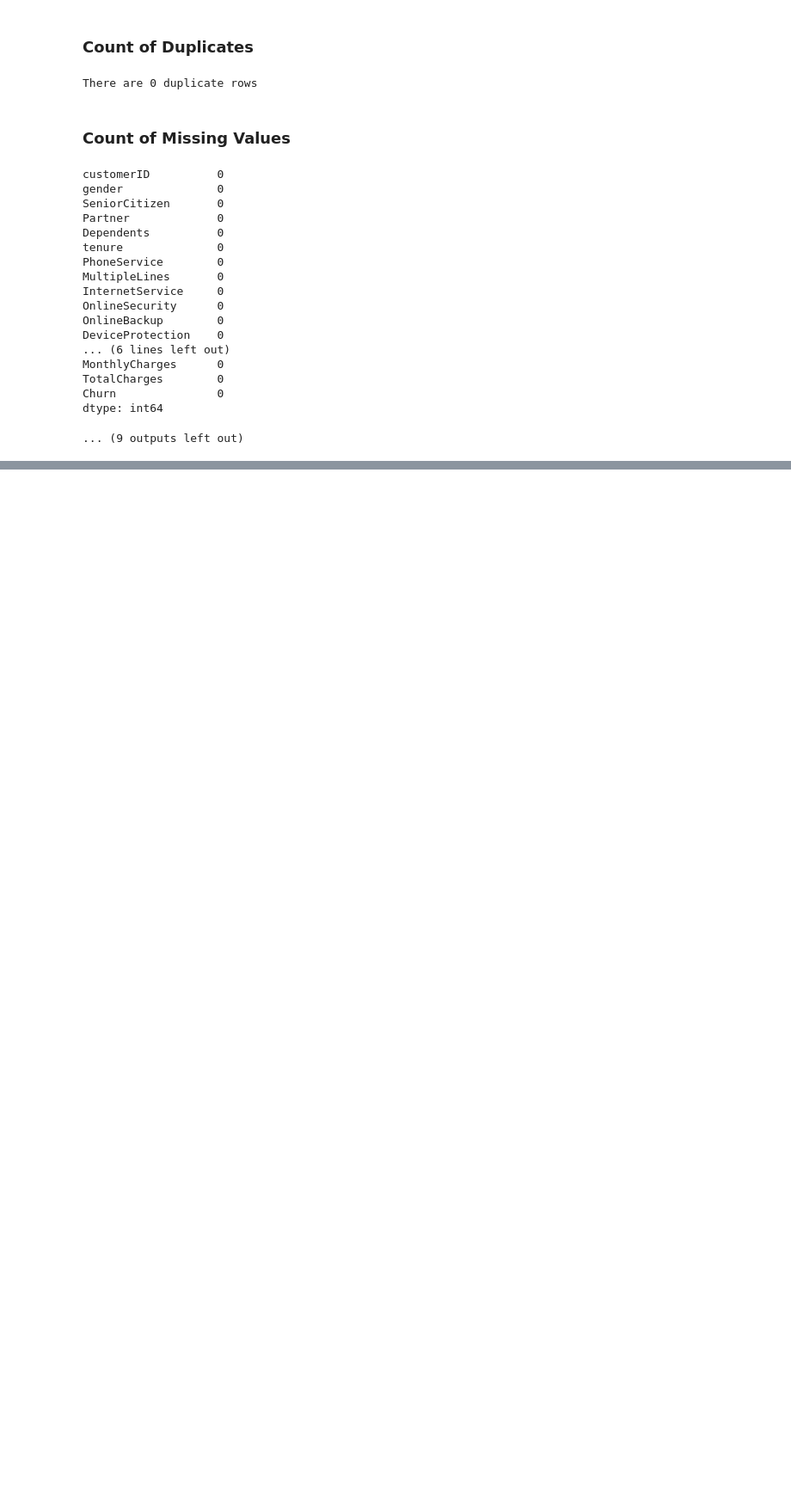
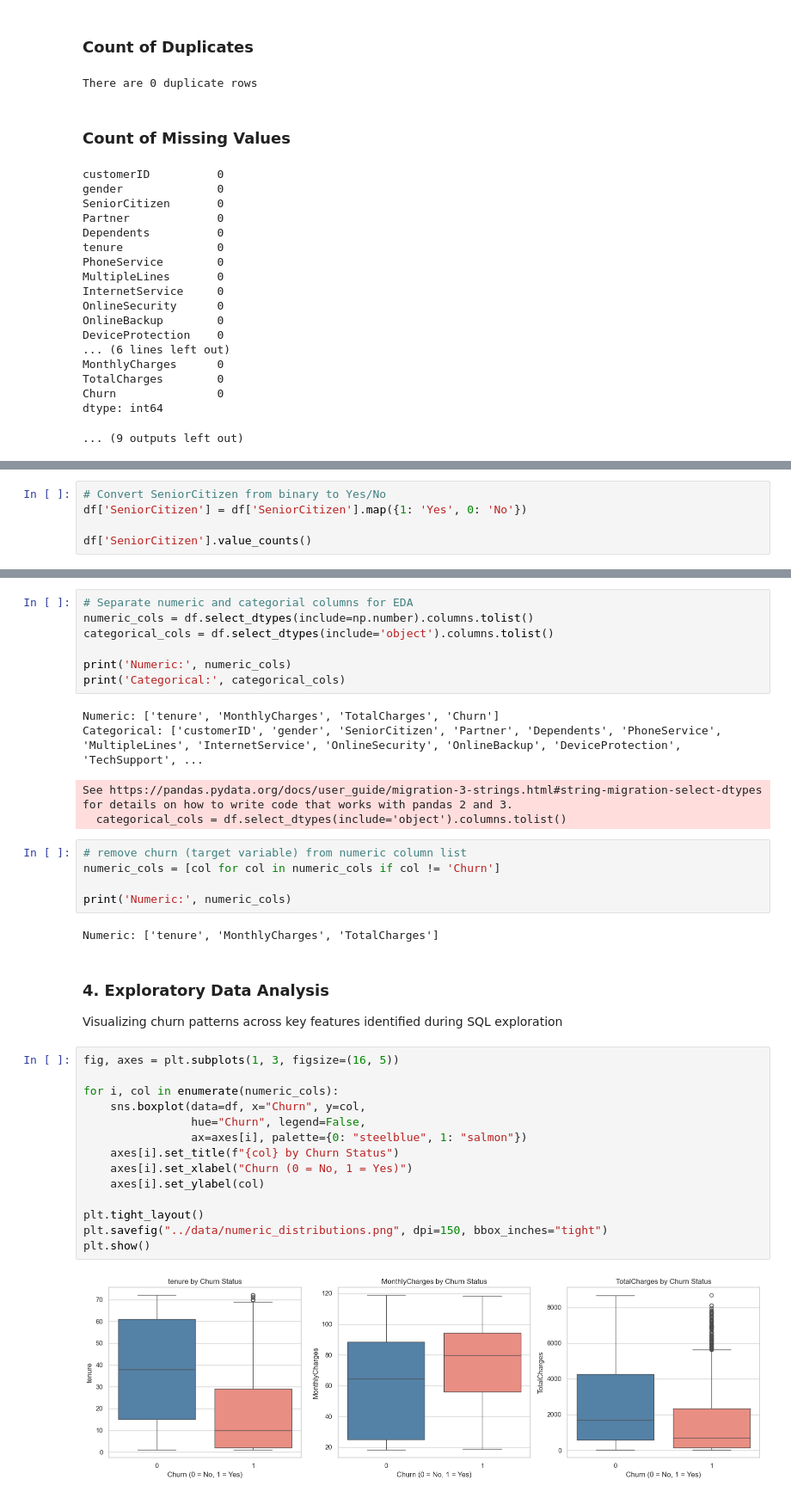
Before and after one commit to jpbombard/telco-churn-analysis, a Jupyter notebook: notebooks/churn_analysis.ipynb, the cells around one changed output, grey strips where cells are left out. Shown at 86% size. Saved outputs shown, nothing was run; the diff lists cells and outputs as text; blank space fills up the shorter version.

Commit message:
created charts based on initial SQL exploration and drew insights based on findings

```diff
--- a/notebooks/churn_analysis.ipynb
+++ b/notebooks/churn_analysis.ipynb
@@ -91,0 +99,5 @@ dtype: int64
+# %%
+# Convert SeniorCitizen from binary to Yes/No
+df['SeniorCitizen'] = df['SeniorCitizen'].map({1: 'Yes', 0: 'No'})
+
+df['SeniorCitizen'].value_counts()
@@ -91,0 +109,38 @@ dtype: int64
+# %%
+# Separate numeric and categorial columns for EDA
+numeric_cols = df.select_dtypes(include=np.number).columns.tolist()
+categorical_cols = df.select_dtypes(include='object').columns.tolist()
+
+print('Numeric:', numeric_cols)
+print('Categorical:', categorical_cols)
+# %% [output]
+Numeric: ['tenure', 'MonthlyCharges', 'TotalCharges', 'Churn']
+Categorical: ['customerID', 'gender', 'SeniorCitizen', 'Partner', 'Dependents', 'PhoneService', 'MultipleLines', 'InternetService', 'OnlineSecurity', 'OnlineBackup', 'DeviceProtection', 'TechSupport', ...
+See https://pandas.pydata.org/docs/user_guide/migration-3-strings.html#string-migration-select-dtypes for details on how to write code that works with pandas 2 and 3.
+  categorical_cols = df.select_dtypes(include='object').columns.tolist()
+# %%
+# remove churn (target variable) from numeric column list
+numeric_cols = [col for col in numeric_cols if col != 'Churn']
+
+print('Numeric:', numeric_cols)
+# %% [output]
+Numeric: ['tenure', 'MonthlyCharges', 'TotalCharges']
+# %% [markdown]
+### 4. Exploratory Data Analysis
+Visualizing churn patterns across key features identified during SQL exploration
+# %%
+fig, axes = plt.subplots(1, 3, figsize=(16, 5))
+
+for i, col in enumerate(numeric_cols):
+    sns.boxplot(data=df, x="Churn", y=col,
+                hue="Churn", legend=False,
+                ax=axes[i], palette={0: "steelblue", 1: "salmon"})
+    axes[i].set_title(f"{col} by Churn Status")
+    axes[i].set_xlabel("Churn (0 = No, 1 = Yes)")
+    axes[i].set_ylabel(col)
+
+plt.tight_layout()
+plt.savefig("../data/numeric_distributions.png", dpi=150, bbox_inches="tight")
+plt.show()
+# %% [output]
+[figure, added]
```
Also changed, not shown: parts of 6 cells of this notebook, 5 other files.
